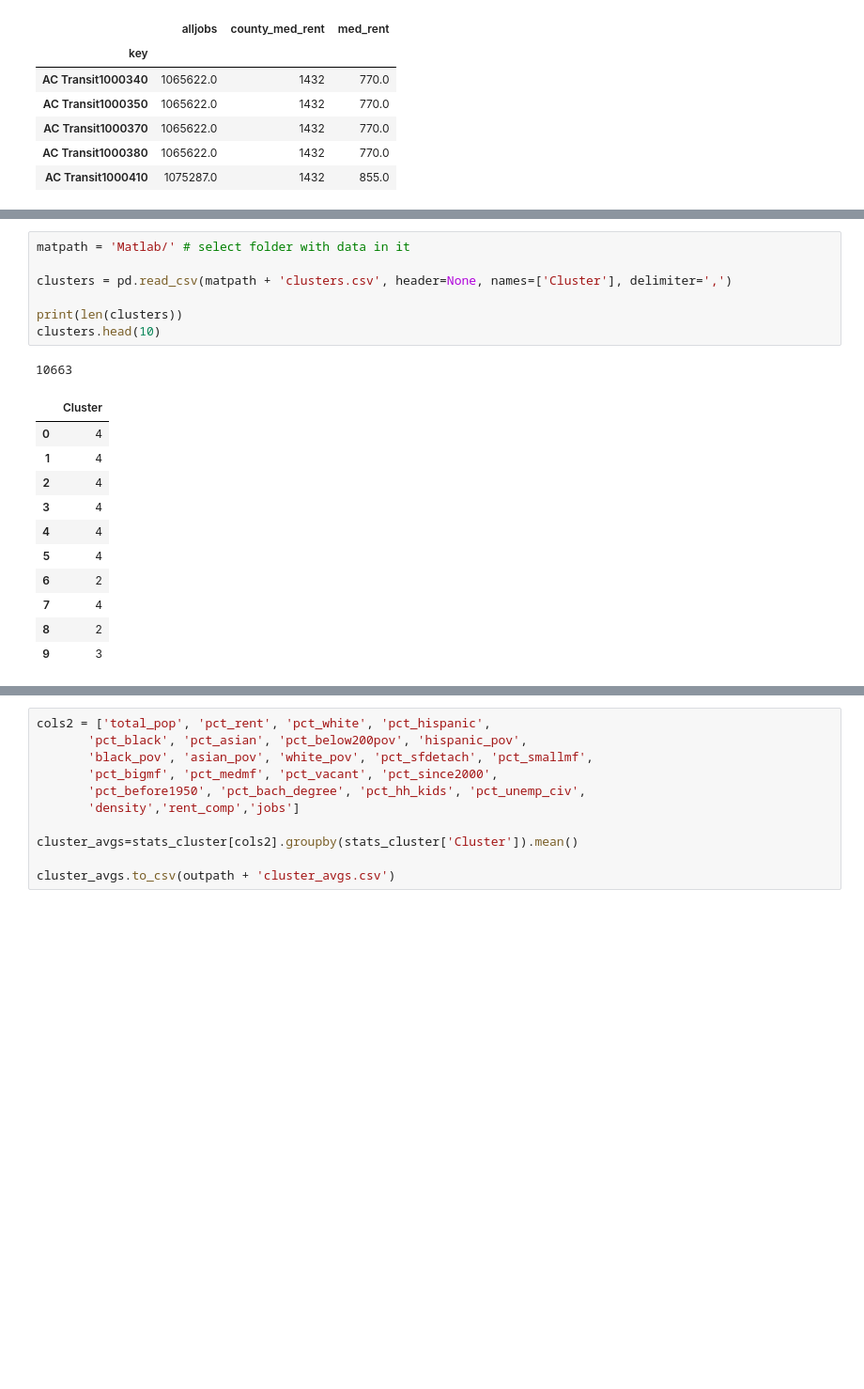
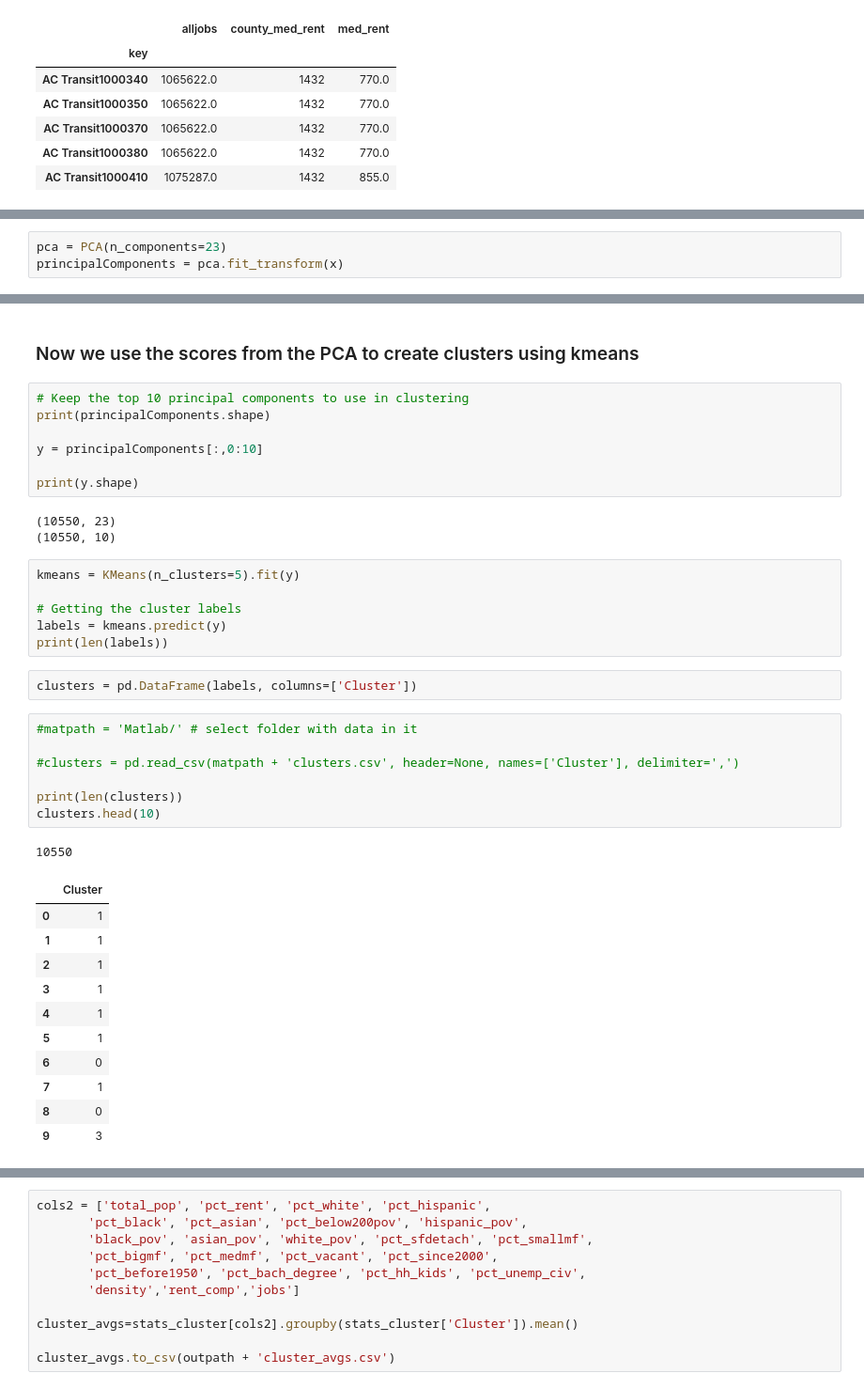
Before and after one commit to jarednolan/Upzoning, a Jupyter notebook: PCA_analysis.ipynb, the cells around one changed output, grey strips where cells are left out. Shown: that part at 94% size. Cells and saved outputs as stored; diff of their text form; blank space fills up the shorter version.

```diff
--- a/PCA_analysis.ipynb
+++ b/PCA_analysis.ipynb
@@ -117,0 +167,3 @@ stop_stats.iloc[:,1:23].to_csv(matpath + 'formatlab3.csv')
+# %%
+pca = PCA(n_components=23)
+principalComponents = pca.fit_transform(x)
@@ -118,20 +212,40 @@ stop_stats.iloc[:,1:23].to_csv(matpath + 'formatlab3.csv')
+# %% [markdown]
+### Now we use the scores from the PCA to create clusters using kmeans
+# %%
+# Keep the top 10 principal components to use in clustering
+print(principalComponents.shape)
+
+y = principalComponents[:,0:10]
+
+print(y.shape)
+# %% [output]
+(10550, 23)
+(10550, 10)
+# %%
+kmeans = KMeans(n_clusters=5).fit(y)
+
+# Getting the cluster labels
+labels = kmeans.predict(y)
+print(len(labels))
+# %%
+clusters = pd.DataFrame(labels, columns=['Cluster'])
 # %%
-matpath = 'Matlab/' # select folder with data in it
+#matpath = 'Matlab/' # select folder with data in it
 
-clusters = pd.read_csv(matpath + 'clusters.csv', header=None, names=['Cluster'], delimiter=',')
+#clusters = pd.read_csv(matpath + 'clusters.csv', header=None, names=['Cluster'], delimiter=',')
 
 print(len(clusters))
 clusters.head(10)
 # %% [output]
-10663
+10550
 |  | Cluster |
-| 0 | 4 |
-| 1 | 4 |
-| 2 | 4 |
-| 3 | 4 |
-| 4 | 4 |
-| 5 | 4 |
-| 6 | 2 |
-| 7 | 4 |
-| 8 | 2 |
+| 0 | 1 |
+| 1 | 1 |
+| 2 | 1 |
+| 3 | 1 |
+| 4 | 1 |
+| 5 | 1 |
+| 6 | 0 |
+| 7 | 1 |
+| 8 | 0 |
 | 9 | 3 |
```
Also changed, not shown: parts of 19 cells of this notebook.
